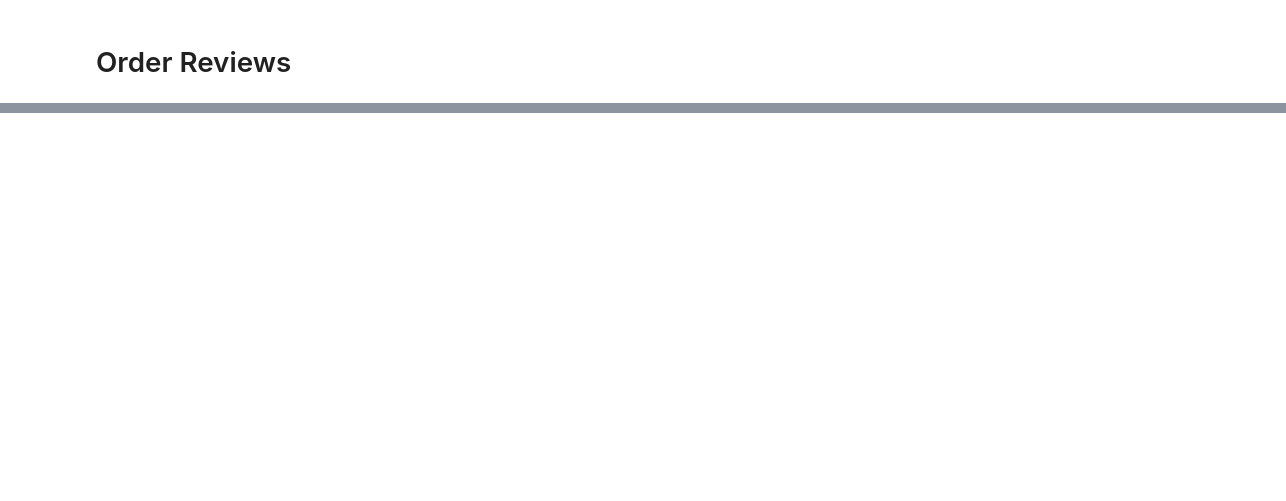
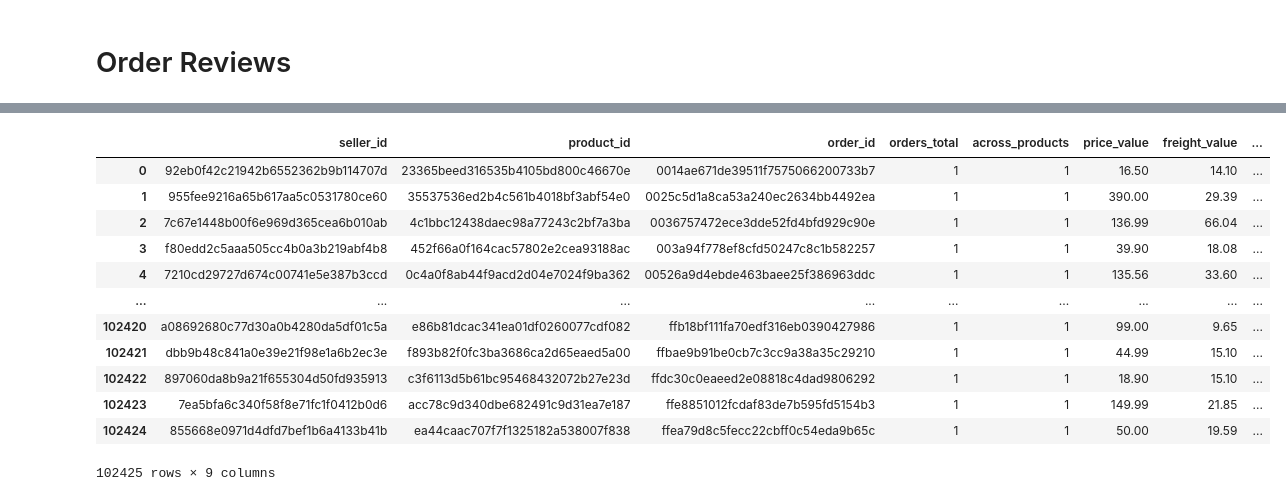
Before and after one commit to tejalig/olist-analysis, a Jupyter notebook: notebooks/04_transformation.ipynb, the cells around one changed output, grey strips where cells are left out. Cells and saved outputs as stored; diff of their text form; code cells hidden in the pictures; blank space fills up the shorter version.

```diff
--- a/notebooks/04_transformation.ipynb
+++ b/notebooks/04_transformation.ipynb
@@ -190,0 +356,21 @@ print(result)
+# %%
+# check for orphan ids
+query = """
+    select * from seller_performance
+
+"""
+conn.execute(query).df()
+# %% [output]
+|  | seller_id | product_id | order_id | orders_total | across_products | price_value | freight_value | ... |
+| 0 | 92eb0f42c21942b6552362b9b114707d | 23365beed316535b4105bd800c46670e | 0014ae671de39511f7575066200733b7 | 1 | 1 | 16.50 | 14.10 | ... |
+| 1 | 955fee9216a65b617aa5c0531780ce60 | 35537536ed2b4c561b4018bf3abf54e0 | 0025c5d1a8ca53a240ec2634bb4492ea | 1 | 1 | 390.00 | 29.39 | ... |
+| 2 | 7c67e1448b00f6e969d365cea6b010ab | 4c1bbc12438daec98a77243c2bf7a3ba | 0036757472ece3dde52fd4bfd929c90e | 1 | 1 | 136.99 | 66.04 | ... |
+| 3 | f80edd2c5aaa505cc4b0a3b219abf4b8 | 452f66a0f164cac57802e2cea93188ac | 003a94f778ef8cfd50247c8c1b582257 | 1 | 1 | 39.90 | 18.08 | ... |
+| 4 | 7210cd29727d674c00741e5e387b3ccd | 0c4a0f8ab44f9acd2d04e7024f9ba362 | 00526a9d4ebde463baee25f386963ddc | 1 | 1 | 135.56 | 33.60 | ... |
+| ... | ... | ... | ... | ... | ... | ... | ... | ... |
+| 102420 | a08692680c77d30a0b4280da5df01c5a | e86b81dcac341ea01df0260077cdf082 | ffb18bf111fa70edf316eb0390427986 | 1 | 1 | 99.00 | 9.65 | ... |
+| 102421 | dbb9b48c841a0e39e21f98e1a6b2ec3e | f893b82f0fc3ba3686ca2d65eaed5a00 | ffbae9b91be0cb7c3cc9a38a35c29210 | 1 | 1 | 44.99 | 15.10 | ... |
+| 102422 | 897060da8b9a21f655304d50fd935913 | c3f6113d5b61bc95468432072b27e23d | ffdc30c0eaeed2e08818c4dad9806292 | 1 | 1 | 18.90 | 15.10 | ... |
+| 102423 | 7ea5bfa6c340f58f8e71fc1f0412b0d6 | acc78c9d340dbe682491c9d31ea7e187 | ffe8851012fcdaf83de7b595fd5154b3 | 1 | 1 | 149.99 | 21.85 | ... |
+| 102424 | 855668e0971d4dfd7bef1b6a4133b41b | ea44caac707f7f1325182a538007f838 | ffea79d8c5fecc22cbff0c54eda9b65c | 1 | 1 | 50.00 | 19.59 | ... |
+102425 rows × 9 columns
```
Also changed, not shown: parts of 12 cells of this notebook, 1 other file.
